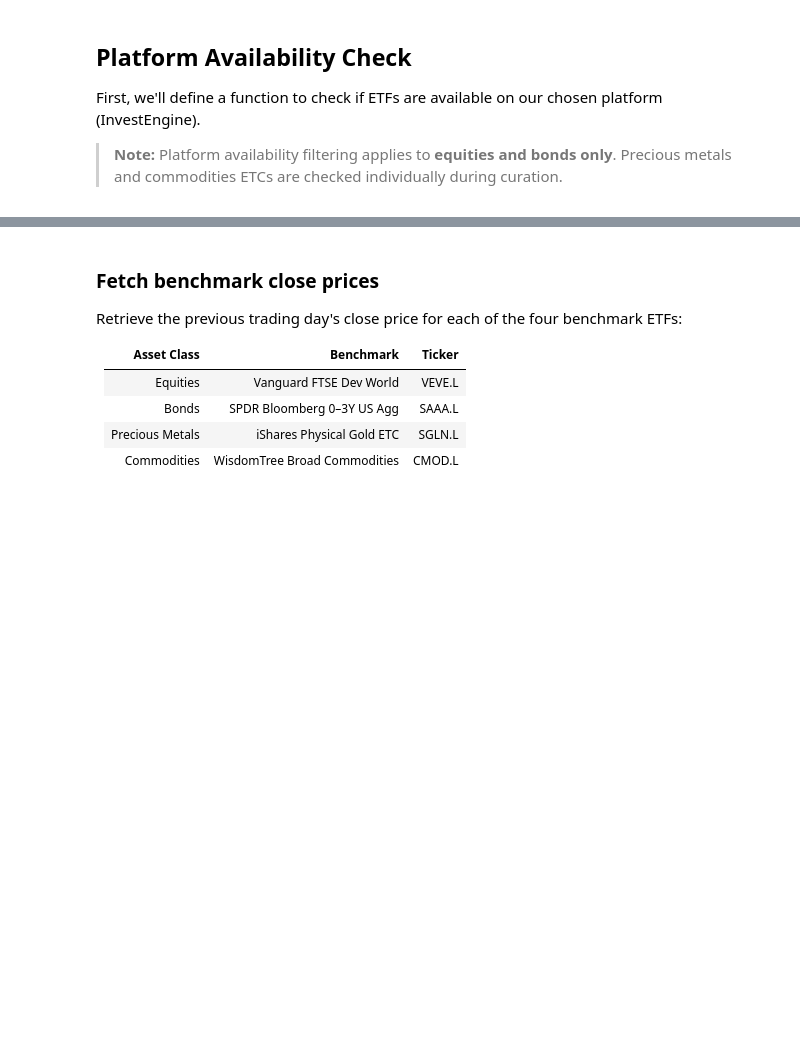
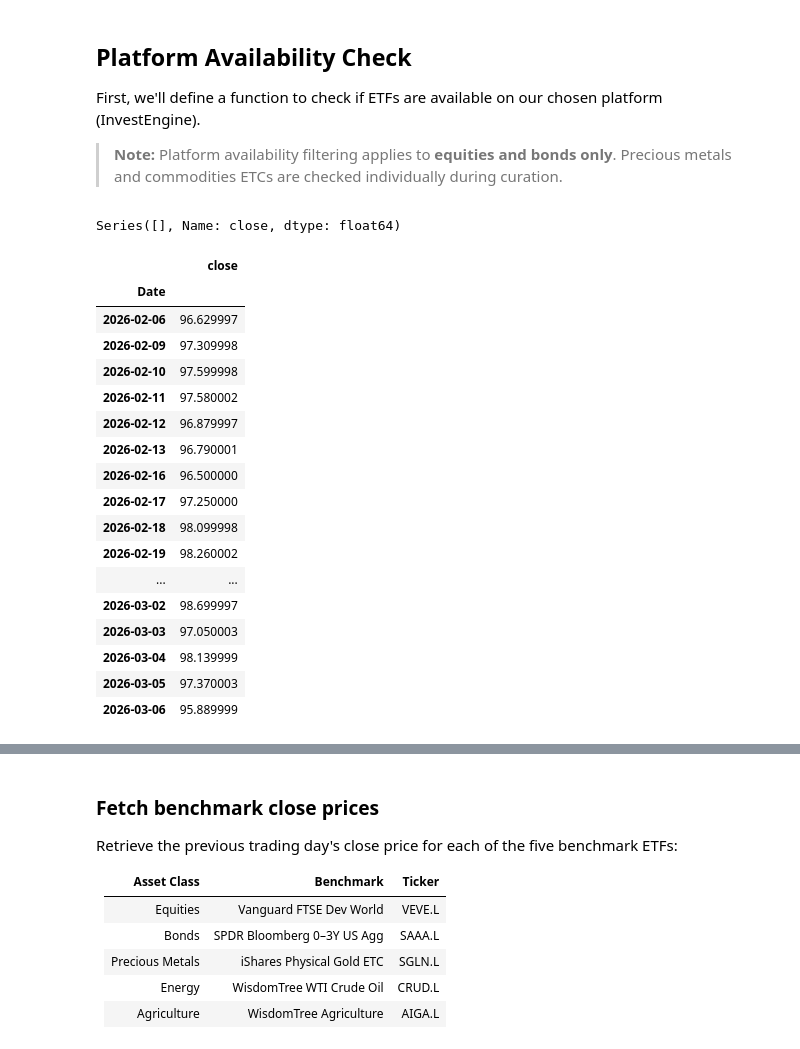
Before and after one commit to nairraks/etf-isa-portfolio, a Jupyter notebook: notebooks/02_etf_screening.ipynb, the cells around one changed output, grey strips where cells are left out. Cells and saved outputs as stored; diff of their text form; code cells hidden in the pictures; blank space fills up the shorter version.

```diff
--- a/notebooks/02_etf_screening.ipynb
+++ b/notebooks/02_etf_screening.ipynb
@@ -48,15 +49,17 @@ First, we'll define a function to check if ETFs are available on our chosen plat
 benchmark_year_start = "2024-01-01"
 benchmark_year_end = "2024-12-31"
 
-eq_benchmark_symbol  = "VEVE"   # VEVE.L on yfinance
-bnd_benchmark_symbol = "SAAA"   # SAAA.L on yfinance
-pm_benchmark_symbol  = "SGLN"   # iShares Physical Gold ETC
-cmd_benchmark_symbol = "CMOD"   # WisdomTree Broad Commodities ETC
+eq_benchmark_symbol     = "VEVE"   # VEVE.L on yfinance
+bnd_benchmark_symbol    = "SAAA"   # SAAA.L on yfinance
+pm_benchmark_symbol     = "SGLN"   # iShares Physical Gold ETC
+energy_benchmark_symbol = "CRUD"   # WisdomTree WTI Crude Oil ETC
+agri_benchmark_symbol   = "AIGA"   # WisdomTree Agriculture ETC
 
-eq_prices   = provider.get_historical_prices(eq_benchmark_symbol)
-bnd_prices  = provider.get_historical_prices(bnd_benchmark_symbol)
-pm_prices   = provider.get_historical_prices(pm_benchmark_symbol)
-cmd_prices  = provider.get_historical_prices(cmd_benchmark_symbol)
+eq_prices     = provider.get_historical_prices(eq_benchmark_symbol, benchmark_year_start, benchmark_year_end)
+bnd_prices    = provider.get_historical_prices(bnd_benchmark_symbol, benchmark_year_start, benchmark_year_end)
+pm_prices     = provider.get_historical_prices(pm_benchmark_symbol, benchmark_year_start, benchmark_year_end)
+energy_prices = provider.get_historical_prices(energy_benchmark_symbol, benchmark_year_start, benchmark_year_end)
+agri_prices   = provider.get_historical_prices(agri_benchmark_symbol, benchmark_year_start, benchmark_year_end)
 
 def _period_metrics(prices, start, end):
     yr = prices.loc[start:end]["close"]
@@ -65,15 +68,43 @@ def _period_metrics(prices, start, end):
     sr   = round(ret / vol, 2)
     return ret, vol, sr
 
-eq_benchmark_return,  eq_benchmark_volatility,  eq_sharpe_ratio   = _period_metrics(eq_prices,  benchmark_year_start, benchmark_year_end)
-bnd_benchmark_return, bnd_benchmark_volatility, bond_sharpe_ratio = _period_metrics(bnd_prices, benchmark_year_start, benchmark_year_end)
-pm_benchmark_return,  pm_benchmark_volatility,  pm_sharpe_ratio   = _period_metrics(pm_prices,  benchmark_year_start, benchmark_year_end)
-cmd_benchmark_return, cmd_benchmark_volatility, cmd_sharpe_ratio  = _period_metrics(cmd_prices, benchmark_year_start, benchmark_year_end)
+eq_benchmark_return,     eq_benchmark_volatility,     eq_sharpe_ratio     = _period_metrics(eq_prices,     benchmark_year_start, benchmark_year_end)
+bnd_benchmark_return,    bnd_benchmark_volatility,    bond_sharpe_ratio   = _period_metrics(bnd_prices,    benchmark_year_start, benchmark_year_end)
+pm_benchmark_return,     pm_benchmark_volatility,     pm_sharpe_ratio     = _period_metrics(pm_prices,     benchmark_year_start, benchmark_year_end)
+energy_benchmark_return, energy_benchmark_volatility, energy_sharpe_ratio = _period_metrics(energy_prices, benchmark_year_start, benchmark_year_end)
+agri_benchmark_return,   agri_benchmark_volatility,   agri_sharpe_ratio   = _period_metrics(agri_prices,   benchmark_year_start, benchmark_year_end)
 
 print(f"2024 VEVE  return: {eq_benchmark_return}%,  vol: {eq_benchmark_volatility}%,  Sharpe: {eq_sharpe_ratio}")
 print(f"2024 SAAA  return: {bnd_benchmark_return}%, vol: {bnd_benchmark_volatility}%, Sharpe: {bond_sharpe_ratio}")
 print(f"2024 SGLN  return: {pm_benchmark_return}%,  vol: {pm_benchmark_volatility}%,  Sharpe: {pm_sharpe_ratio}")
-print(f"2024 CMOD  return: {cmd_benchmark_return}%, vol: {cmd_benchmark_volatility}%, Sharpe: {cmd_sharpe_ratio}")
+print(f"2024 CRUD  return: {energy_benchmark_return}%, vol: {energy_benchmark_volatility}%, Sharpe: {energy_sharpe_ratio}")
+print(f"2024 AIGA  return: {agri_benchmark_return}%, vol: {agri_benchmark_volatility}%, Sharpe: {agri_sharpe_ratio}")
+# %%
+yr = eq_prices.loc[benchmark_year_start:benchmark_year_end]["close"]
+ret  = round((yr.iloc[-1] - yr.iloc[0]) / yr.iloc[0] * 100, 2)
+# %% [output]
+Series([], Name: close, dtype: float64)
+# %%
+eq_prices
+# %% [output]
+|  | close |
+| Date |  |
+| 2026-02-06 | 96.629997 |
+| 2026-02-09 | 97.309998 |
+| 2026-02-10 | 97.599998 |
+| 2026-02-11 | 97.580002 |
+| 2026-02-12 | 96.879997 |
+| 2026-02-13 | 96.790001 |
+| 2026-02-16 | 96.500000 |
+| 2026-02-17 | 97.250000 |
+| 2026-02-18 | 98.099998 |
+| 2026-02-19 | 98.260002 |
+| ... | ... |
+| 2026-03-02 | 98.699997 |
+| 2026-03-03 | 97.050003 |
+| 2026-03-04 | 98.139999 |
+| 2026-03-05 | 97.370003 |
+| 2026-03-06 | 95.889999 |
 # %%
 benchmark_etfs = [
     # Structure: [Asset Class, Region, Country, Primary Ticker, Description]
@@ -134,14 +165,15 @@ benchmark_df
 # %% [markdown]
 ### Fetch benchmark close prices
 
-Retrieve the previous trading day's close price for each of the four benchmark ETFs:
+Retrieve the previous trading day's close price for each of the five benchmark ETFs:
 
 | Asset Class | Benchmark | Ticker |
 |---|---|---|
 | Equities | Vanguard FTSE Dev World | VEVE.L |
 | Bonds | SPDR Bloomberg 0–3Y US Agg | SAAA.L |
 | Precious Metals | iShares Physical Gold ETC | SGLN.L |
-| Commodities | WisdomTree Broad Commodities | CMOD.L |
+| Energy | WisdomTree WTI Crude Oil | CRUD.L |
+| Agriculture | WisdomTree Agriculture | AIGA.L |
 # %%
 # get_latest_price is now available via provider.get_latest_price(symbol)
 # Example usage:
```
Also changed, not shown: parts of 3 cells of this notebook, 5 other files.
